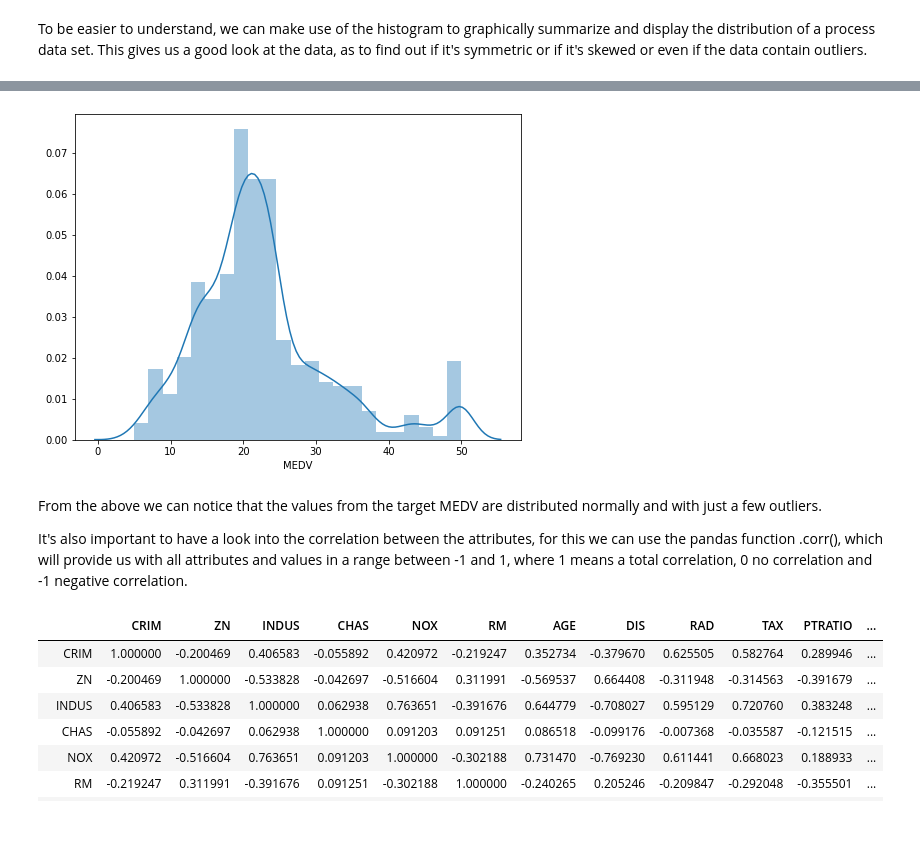
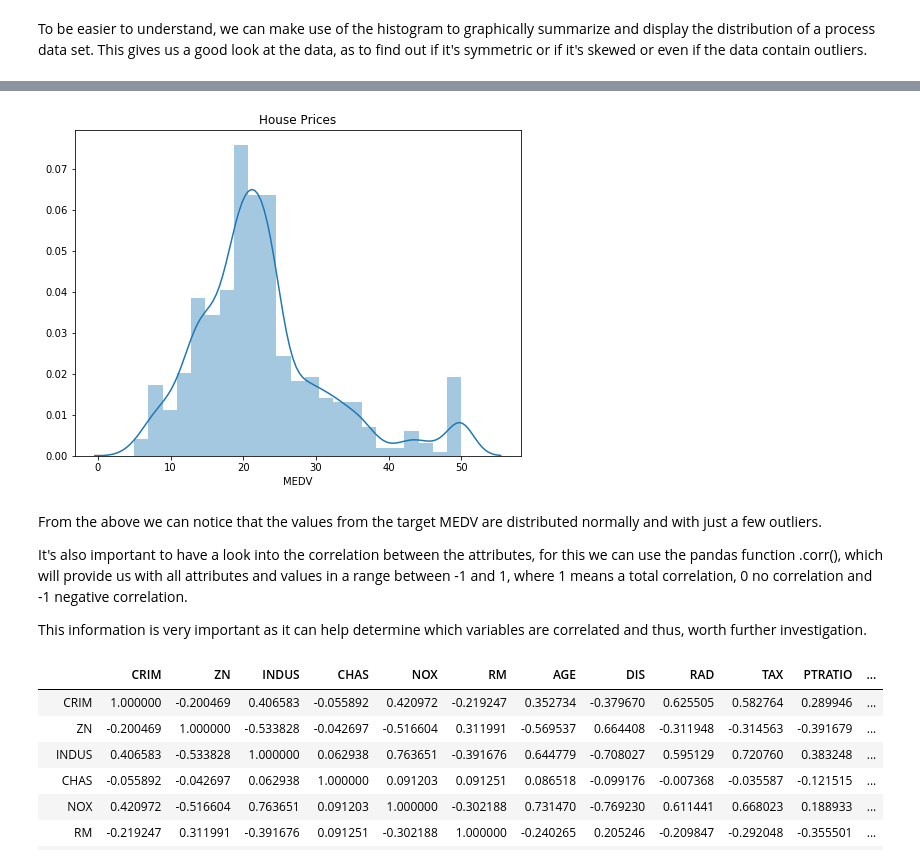
Before and after one commit to strokk/machine-learning-project-2019, a Jupyter notebook: boston-housing.ipynb, the cells around one changed output, grey strips where cells are left out. Drawn from its saved outputs; the diff is of its cells as text; code cells hidden in the pictures; blank space fills up the shorter version.

```diff
--- a/boston-housing.ipynb
+++ b/boston-housing.ipynb
@@ -162,13 +149,17 @@ array([[<matplotlib.axes._subplots.AxesSubplot object at 0x...>,
 # %%
+# plotting the the distribution of house prices
 plt.figure(figsize=(8,6))
 sns.distplot(df['MEDV'])
+plt.title('House Prices')
 plt.show()
 # %% [output]
-[figure, old version]
+[figure, new version]
 # %% [markdown]
 From the above we can notice that the values from the target MEDV are distributed normally and with just a few outliers.
 
 It's also important to have a look into the correlation between the attributes, for this we can use the pandas function .corr(), which will provide us with all attributes and values in a range between -1 and 1, where 1 means a total correlation, 0 no correlation and -1 negative correlation.
+
+This information is very important as it can help determine which variables are correlated and thus, worth further investigation.
 # %%
 df.corr()
 # %% [output]
```
Also changed, not shown: parts of 32 cells of this notebook.
